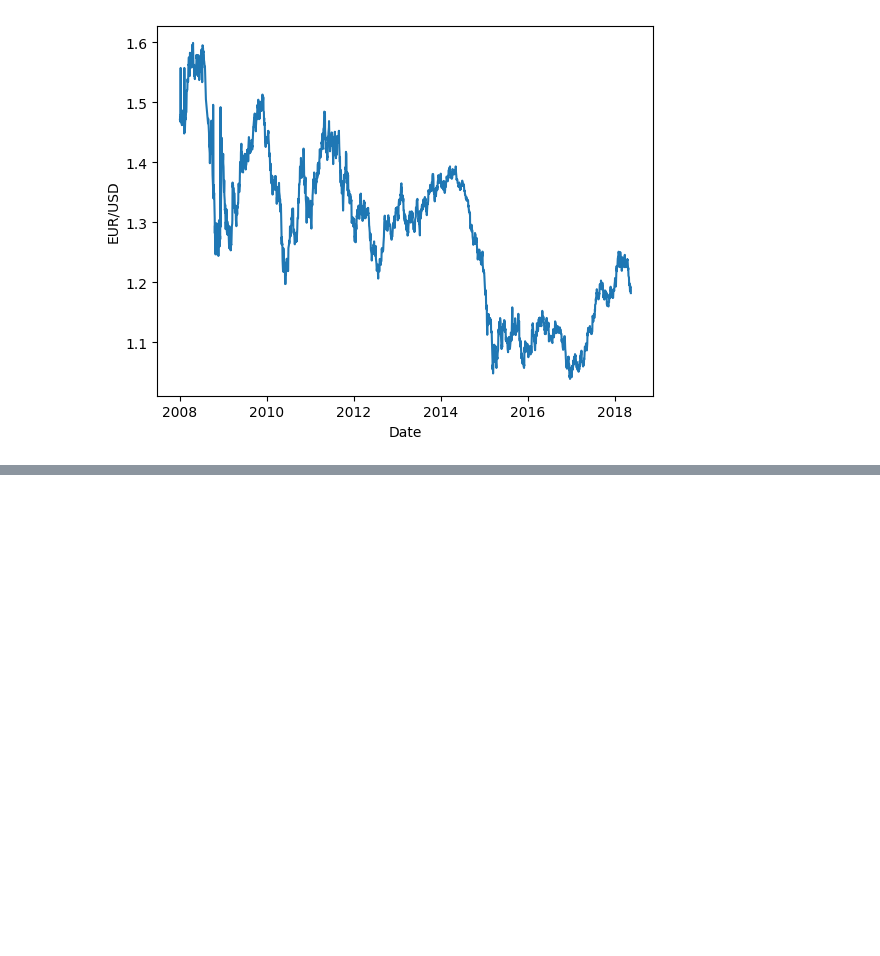
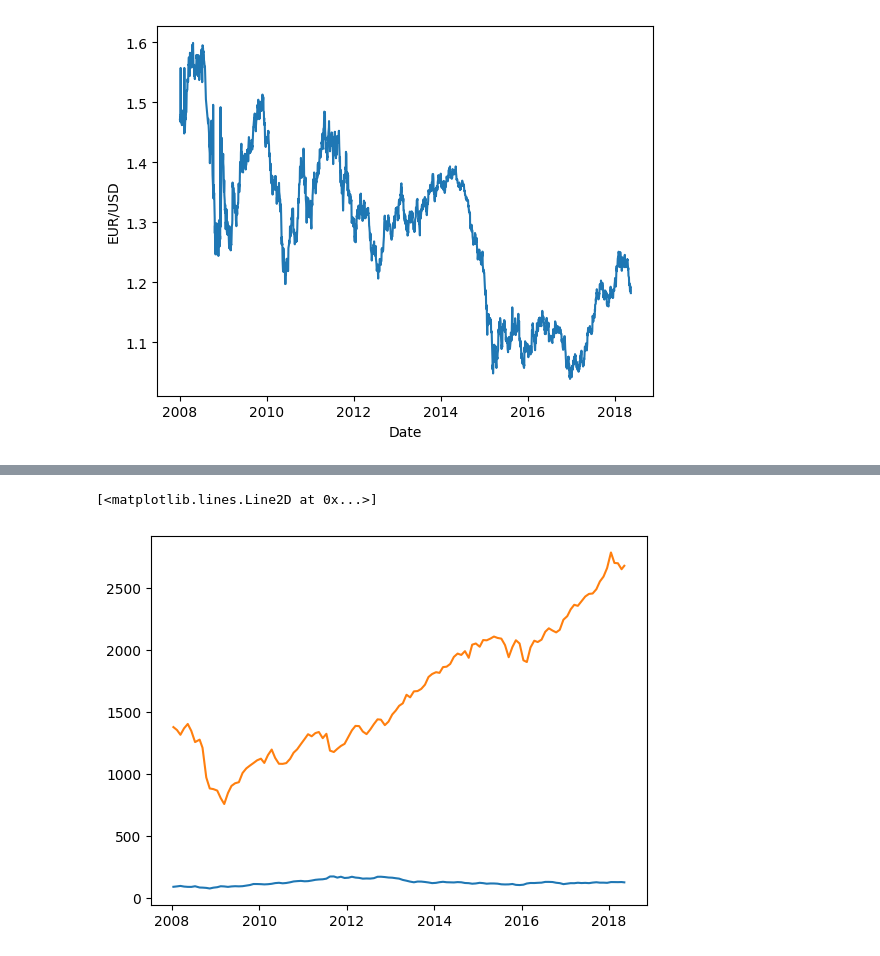
Before and after one commit to Himmu5/data-analysis, a Jupyter notebook: notebooks/gold_price_analysis.ipynb, the cells around one changed output, grey strips where cells are left out. Saved outputs shown, nothing was run; the diff lists cells and outputs as text; code cells hidden in the pictures; blank space fills up the shorter version.

```diff
--- a/notebooks/gold_price_analysis.ipynb
+++ b/notebooks/gold_price_analysis.ipynb
@@ -125,0 +176,2 @@ sns.lineplot(data=gold_data, x="Date", y='EUR/USD')
+# %%
+gold_average_data = gold_data.groupby(gold_data['Date'].dt.to_period("M")).mean()
@@ -125,0 +195,6 @@ sns.lineplot(data=gold_data, x="Date", y='EUR/USD')
+# %%
+plt.plot(gold_average_data["Date"], gold_average_data["GLD"])
+plt.plot(gold_average_data["Date"], gold_average_data["SPX"])
+# %% [output]
+[<matplotlib.lines.Line2D at 0x...>]
+[figure, added]
```
Also changed, not shown: parts of 9 cells of this notebook.
